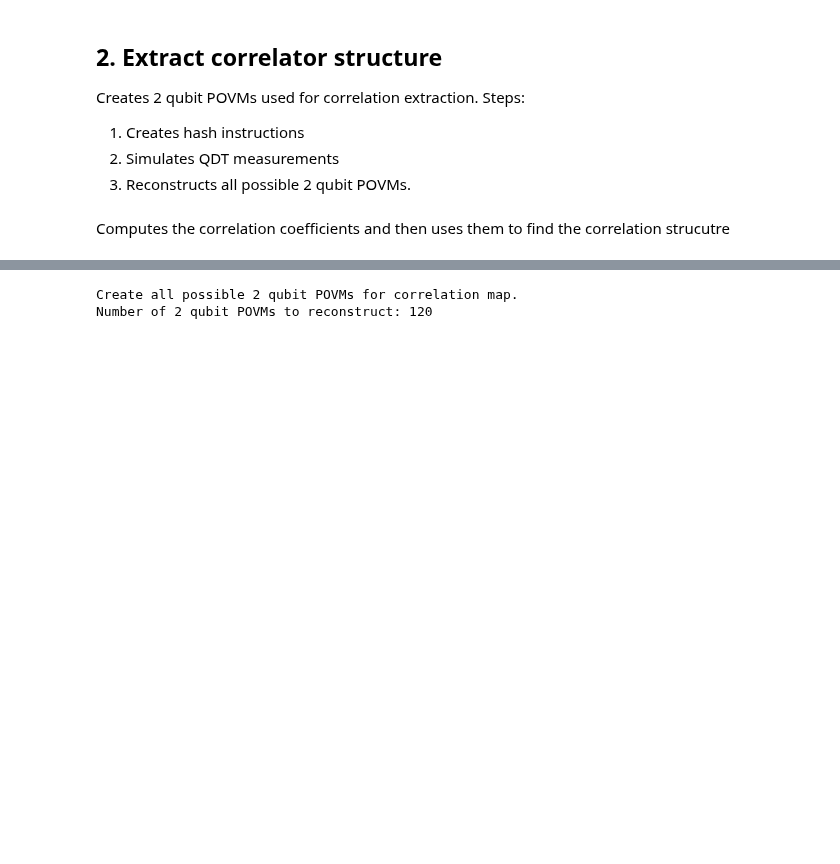
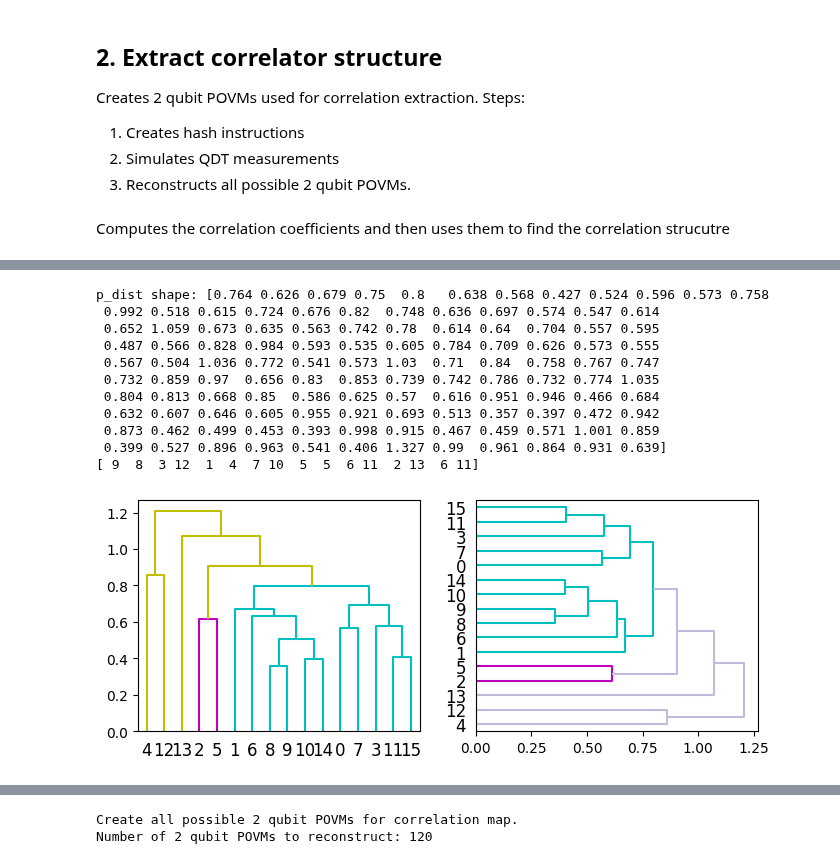
Before and after one commit to AdrianAasen/CREMST, a Jupyter notebook: Scalable_QREM.ipynb, the cells around one changed output, grey strips where cells are left out. Saved outputs shown, nothing was run; the diff lists cells and outputs as text; code cells hidden in the pictures; blank space fills up the shorter version.

Commit message:
Introduced new clustering using hirarcical dendograms

```diff
--- a/Scalable_QREM.ipynb
+++ b/Scalable_QREM.ipynb
@@ -110,14 +111,14 @@ print(f'QDT shots for computational basis reconstruction: {(n_hashes*(4**n_hash_
 print(f'QST shots for arbitrary {n_hash_symbols}-RDM reconstruction: {(n_hashes*(3**n_hash_symbols -3) +3):,} x {n_QST_shots:,}.')
 
 experimental_run = False
-noise_mode = 3
-exp_povms_used = [] # array that contains the POVMs used from the experimental list
+noise_mode = 4
+exp_povms_used =[] # array that contains the POVMs used from the experimental list
 path_to_experimental_POVMs = "Exp_povms/Extracted_modified"
 # Decides noise mode:
 # 0: Noiseless measurement
 # 1: Single qubit depolarizing noise
 # 2: Random chunk-sized qubit noise
-# 3: Import random experimental noisy POVM from path
+# 3: Import random experimental noisy POVM from path (strong noise)
 # 4: Import random experimental noisy Z-basis POVM from path
 # 5: Random strenght CNOT noise (2 qubit noise)
 
@@ -158,7 +159,7 @@ else:
             #cluster_size = ot.generate_chunk_sizes(chunk_size, n_chunks, cluster_cap)
 
             print("Using fixed cluster sizes")
-            cluster_size = np.array([4, 1, 3, 2, 2, 1, 2, 1])
+            cluster_size = np.array([1, 3, 1, 3, 2, 2, 1, 2, 1])
             print(cluster_size)
             n_clusters = len(cluster_size)
 
@@ -380,0 +395,32 @@ Number of 2 qubit POVMs to reconstruct: 120
+# %%
+from scipy.spatial.distance import pdist
+p_dist = pdist(array)
+out = ward(p_dist)
+print(f'p_dist shape: {p_dist}')
+
+
+print(fcluster(out, t=0.5, criterion='distance'))
+from scipy.cluster import hierarchy
+import matplotlib.pyplot as plt
+hierarchy.set_link_color_palette(['m', 'c', 'y', 'k'])
+fig, axes = plt.subplots(1, 2, figsize=(8, 3))
+dn1 = hierarchy.dendrogram(out, ax=axes[0], above_threshold_color='y',
+                           orientation='top')
+dn2 = hierarchy.dendrogram(out, ax=axes[1],
+                           above_threshold_color='#bcbddc',
+                           orientation='right')
+hierarchy.set_link_color_palette(None)  # reset to default after use
+plt.show()
+# %% [output]
+p_dist shape: [0.764 0.626 0.679 0.75  0.8   0.638 0.568 0.427 0.524 0.596 0.573 0.758
+ 0.992 0.518 0.615 0.724 0.676 0.82  0.748 0.636 0.697 0.574 0.547 0.614
+ 0.652 1.059 0.673 0.635 0.563 0.742 0.78  0.614 0.64  0.704 0.557 0.595
+ 0.487 0.566 0.828 0.984 0.593 0.535 0.605 0.784 0.709 0.626 0.573 0.555
+ 0.567 0.504 1.036 0.772 0.541 0.573 1.03  0.71  0.84  0.758 0.767 0.747
+ 0.732 0.859 0.97  0.656 0.83  0.853 0.739 0.742 0.786 0.732 0.774 1.035
+ 0.804 0.813 0.668 0.85  0.586 0.625 0.57  0.616 0.951 0.946 0.466 0.684
+ 0.632 0.607 0.646 0.605 0.955 0.921 0.693 0.513 0.357 0.397 0.472 0.942
+ 0.873 0.462 0.499 0.453 0.393 0.998 0.915 0.467 0.459 0.571 1.001 0.859
+ 0.399 0.527 0.896 0.963 0.541 0.406 1.327 0.99  0.961 0.864 0.931 0.639]
+[ 9  8  3 12  1  4  7 10  5  5  6 11  2 13  6 11]
+[figure, added]
```
Also changed, not shown: parts of 11 cells of this notebook, 1 other file.
